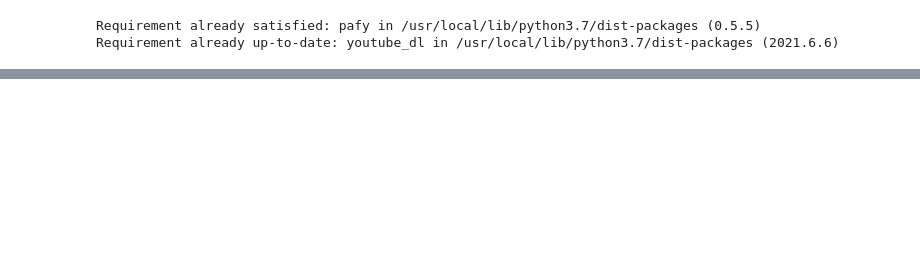
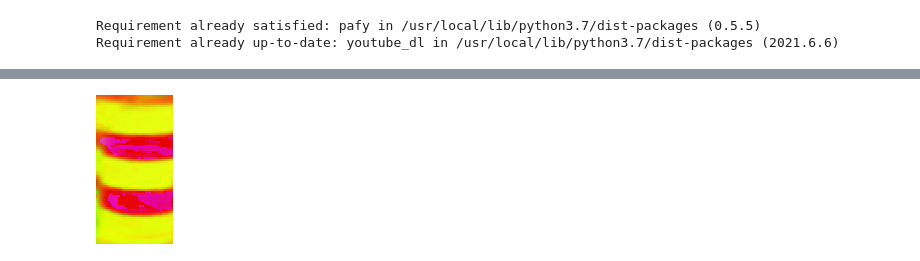
Before and after one commit to sgauthamr2001/cv-session, a Jupyter notebook: Sukeerth_ME20B178/a2q2.ipynb, the cells around one changed output, grey strips where cells are left out. Cells and saved outputs as stored; diff of their text form; code cells hidden in the pictures; blank space fills up the shorter version.

```diff
--- a/Sukeerth_ME20B178/a2q2.ipynb
+++ b/Sukeerth_ME20B178/a2q2.ipynb
@@ -59 +59,7 @@ cv2_imshow(hsv_img)
+# %%
+roi = cv2.imread("barrel.png")
+hsv_roi = cv2.cvtColor(roi, cv2.COLOR_BGR2HSV)
+cv2_imshow(hsv_roi)
+# %% [output]
+[figure, added]
 # %%
```
Also changed, not shown: parts of 10 cells of this notebook.
